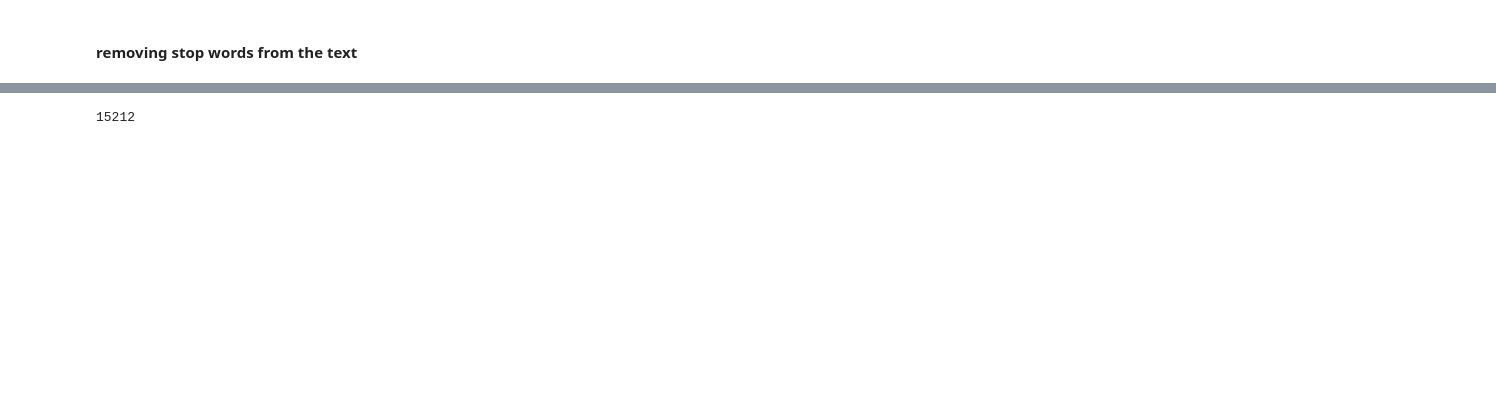
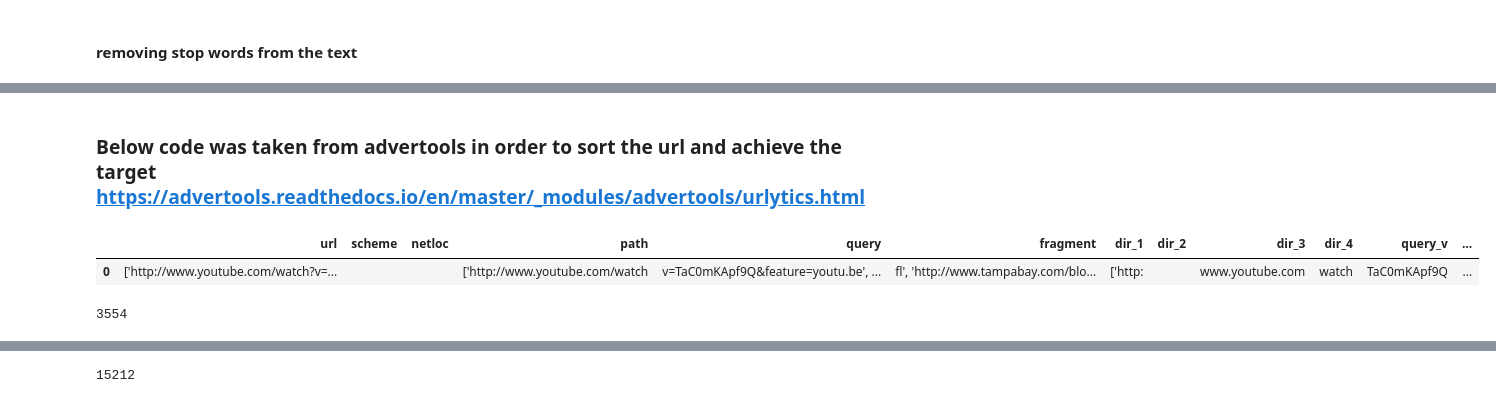
Before and after one commit to shouraykumra/Fake-News-Detection, a Jupyter notebook: Fake_news_detection.ipynb, the cells around one changed output, grey strips where cells are left out. Saved outputs shown, nothing was run; the diff lists cells and outputs as text; code cells hidden in the pictures; blank space fills up the shorter version.

```diff
--- a/Fake_news_detection.ipynb
+++ b/Fake_news_detection.ipynb
@@ -77,2 +96,2 @@ processed_feature
 # %%
-train_data['fullText_based_content']=processed_features
+train_data['fullText_based_content']=processed_feature_func(train_data, 'fullText_based_content')
@@ -99,3 +98,9 @@ train_data['fullText_based_content'][1]
+# %%
+processed_features_list = []
+train_data['statement']=(processed_feature_func(train_data, 'statement'))
+# %%
+processed_features_list = []
+train_data['paragraph_based_content'] = processed_feature_func(train_data, 'paragraph_based_content')
 # %%
 stop = stopwords.words('english')
 # %% [markdown]
@@ -108,0 +128,2 @@ train_data['fullText_based_content'][1]
+# %% [markdown]
+### Below code was taken from advertools in order to sort the url and achieve the target https://advertools.readthedocs.io/en/master/_modules/advertools/urlytics.html
@@ -108,0 +179,5 @@ train_data['fullText_based_content'][1]
+# %%
+url_to_df(train_data['sources'][1])
+# %% [output]
+|  | url | scheme | netloc | path | query | fragment | dir_1 | dir_2 | dir_3 | dir_4 | query_v | ... |
+| 0 | ['http://www.youtube.com/watch?v=... |  |  | ['http://www.youtube.com/watch | v=TaC0mKApf9Q&feature=youtu.be', ... | fl', 'http://www.tampabay.com/blo... | ['http: |  | www.youtube.com | watch | TaC0mKApf9Q | ... |
@@ -108,0 +186,4 @@ train_data['fullText_based_content'][1]
+# %%
+url_df['dir_3'].nunique()
+# %% [output]
+3554
```
Also changed, not shown: parts of 42 cells of this notebook.
